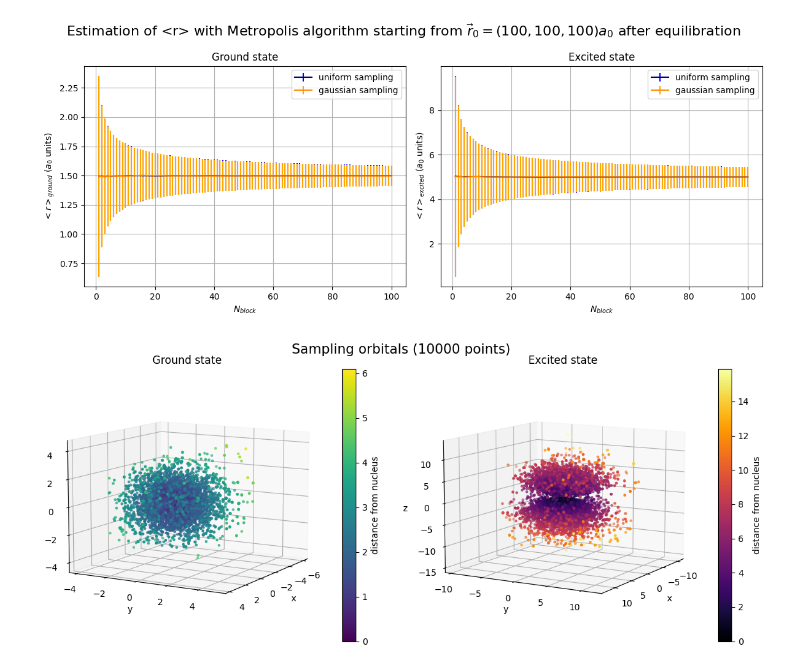
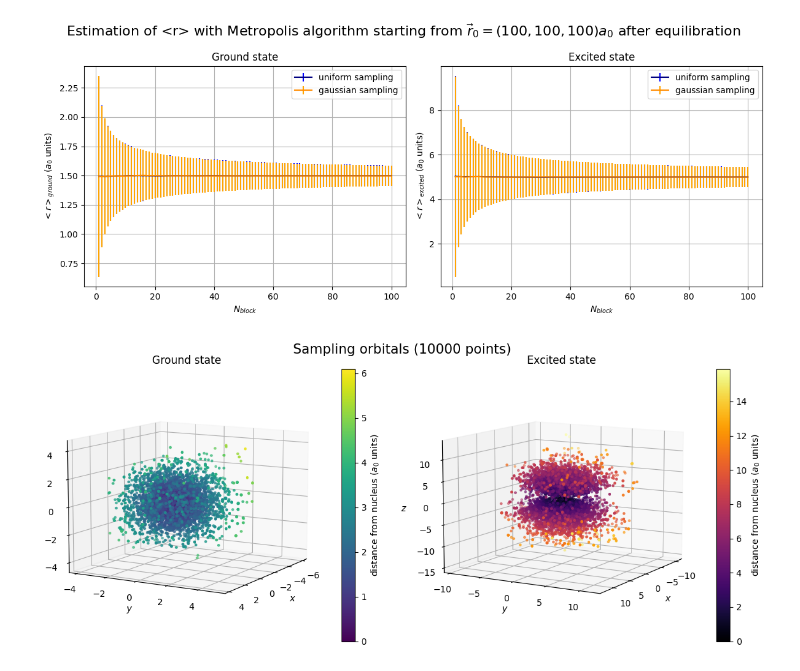
Before and after one commit to lazzerialberto/sim_numerica, a Jupyter notebook: lezione_5/LSN_Exercises_05.ipynb, the cells around one changed output. Saved outputs shown, nothing was run; the diff lists cells and outputs as text; code cells hidden in the pictures.

```diff
--- a/lezione_5/LSN_Exercises_05.ipynb
+++ b/lezione_5/LSN_Exercises_05.ipynb
@@ -173,38 +173,38 @@ plt.show()
 # %%
 from matplotlib import cm
 from matplotlib.colors import Normalize
 
 pos_ground=pd.read_csv("./OUTPUT/positions_g.dat")
 pos_excited=pd.read_csv("./OUTPUT/positions_e.dat")
 
 fig = plt.figure(figsize=(12,5))
 
 ax7 = fig.add_subplot(1,2,1,projection='3d')
 ax7.scatter(pos_ground['x'], pos_ground['y'], pos_ground['z'], c=pos_ground['r'], cmap=cm.viridis,marker='.')
-ax7.set_xlabel(r'x')
-ax7.set_ylabel(r'y')
-ax7.set_zlabel(r'z')
+ax7.set_xlabel(r'$x$')
+ax7.set_ylabel(r'$y$')
+ax7.set_zlabel(r'$z$')
 ax7.view_init(10, 30)
 ax7.set_title(r"Ground state",fontsize=12)
 # Aggiungi la colorbar
 norm=Normalize(vmin=0,vmax=6.1)
 cbar = fig.colorbar(cm.ScalarMappable(norm=norm,cmap=cm.viridis), ax=ax7)
-cbar.set_label(r'distance from nucleus',fontsize=10)
+cbar.set_label(r'distance from nucleus ($a_0$ units)',fontsize=10)
 
 ax8 = fig.add_subplot(1,2,2,projection='3d')
 ax8.scatter(pos_excited['x'], pos_excited['y'], pos_excited['z'], c=pos_excited['r'],cmap=cm.inferno, marker='.')
-ax8.set_xlabel(r'x')
-ax8.set_ylabel(r'y')
-ax8.set_zlabel(r'z')
+ax8.set_xlabel(r'$x$')
+ax8.set_ylabel(r'$y$')
+ax8.set_zlabel(r'$z$')
 ax8.view_init(10, 30)
 ax8.set_title(r"Excited state",fontsize=12)
 # Aggiungi la colorbar
 norm=Normalize(vmin=0,vmax=15.9)
 cbar = fig.colorbar(cm.ScalarMappable(norm=norm,cmap=cm.inferno), ax=ax8)
-cbar.set_label(r'distance from nucleus',fontsize=10)
+cbar.set_label(r'distance from nucleus ($a_0$ units)',fontsize=10)
 
 plt.suptitle(r"Sampling orbitals (10000 points)",fontsize=15)
 plt.tight_layout()
 plt.show()
 # %% [output]
-[figure, old version]
+[figure, new version]
```
